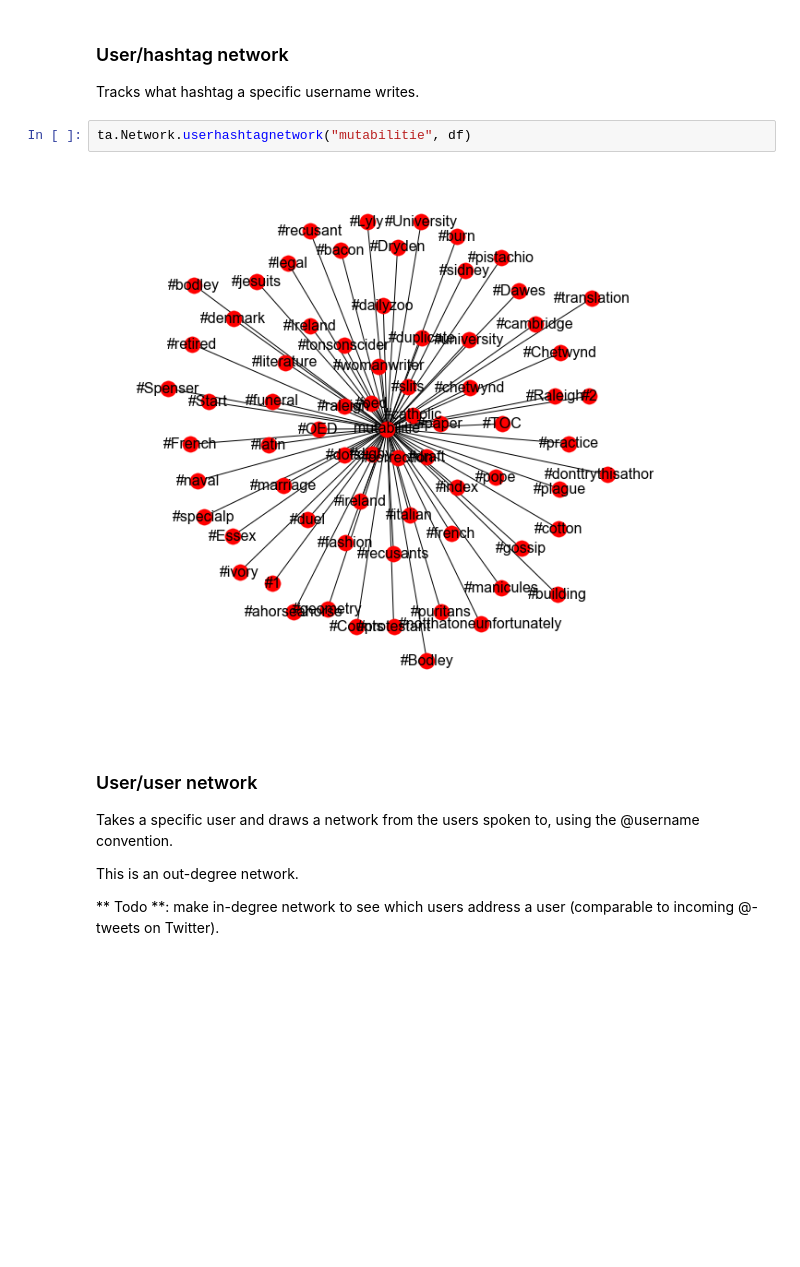
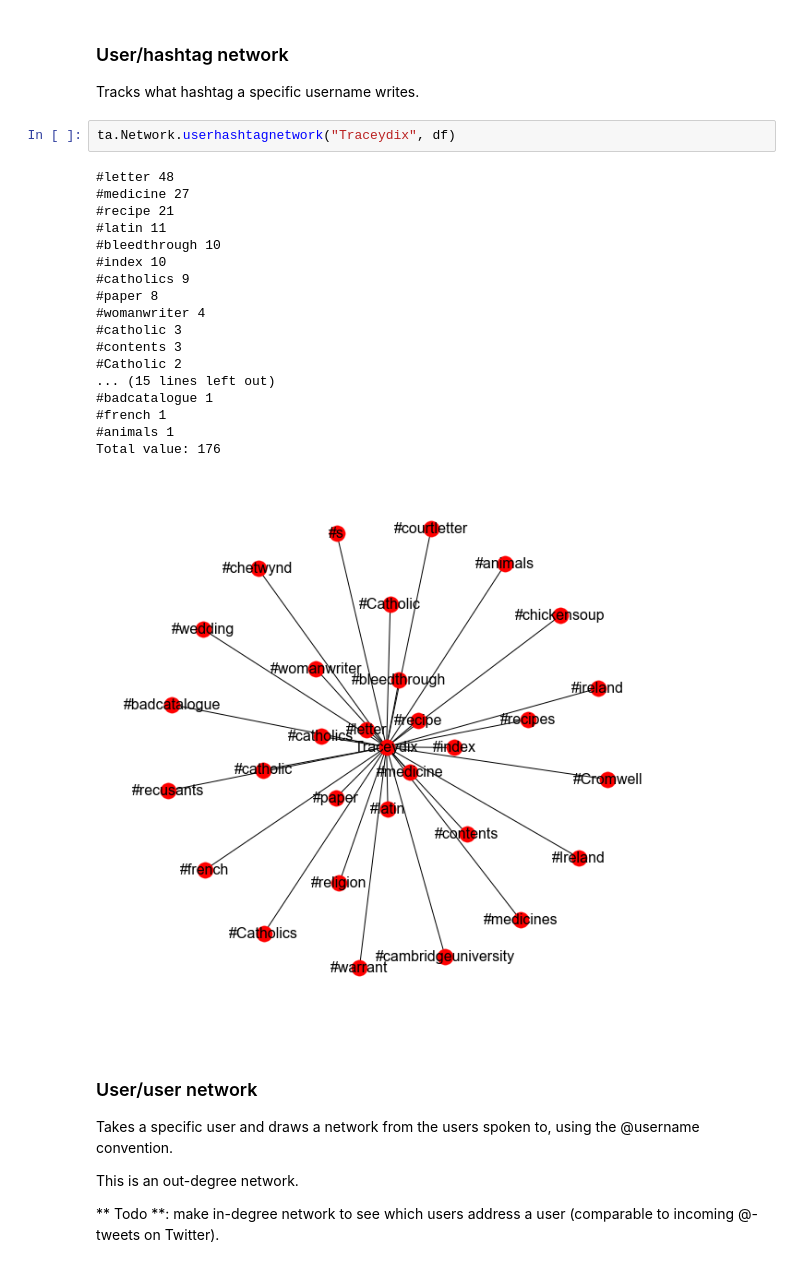
Before and after one commit to christopherkullenberg/talk-analyzer, a Jupyter notebook: shakespearslworldDataAnalysis.ipynb, the cells around one changed output. Saved outputs shown, nothing was run; the diff lists cells and outputs as text; blank space fills up the shorter version.

```diff
--- a/shakespearslworldDataAnalysis.ipynb
+++ b/shakespearslworldDataAnalysis.ipynb
@@ -412,9 +443,26 @@ ta.Network.regexpusers("copyright", df, data=True) #returns data for plotting
 ### User/hashtag network
 Tracks what hashtag a specific username writes.
 # %%
-ta.Network.userhashtagnetwork("mutabilitie", df)
+ta.Network.userhashtagnetwork("Traceydix", df)
 # %% [output]
+#letter 48
+#medicine 27
+#recipe 21
+#latin 11
+#bleedthrough 10
+#index 10
+#catholics 9
+#paper 8
+#womanwriter 4
+#catholic 3
+#contents 3
+#Catholic 2
+... (15 lines left out)
+#badcatalogue 1
+#french 1
+#animals 1
+Total value: 176
-[figure, old version]
+[figure, new version]
 # %% [markdown]
 ### User/user network
 Takes a specific user and draws a network from the users spoken to, using the @username convention.
```
Also changed, not shown: parts of 11 cells of this notebook, 2 other files.
